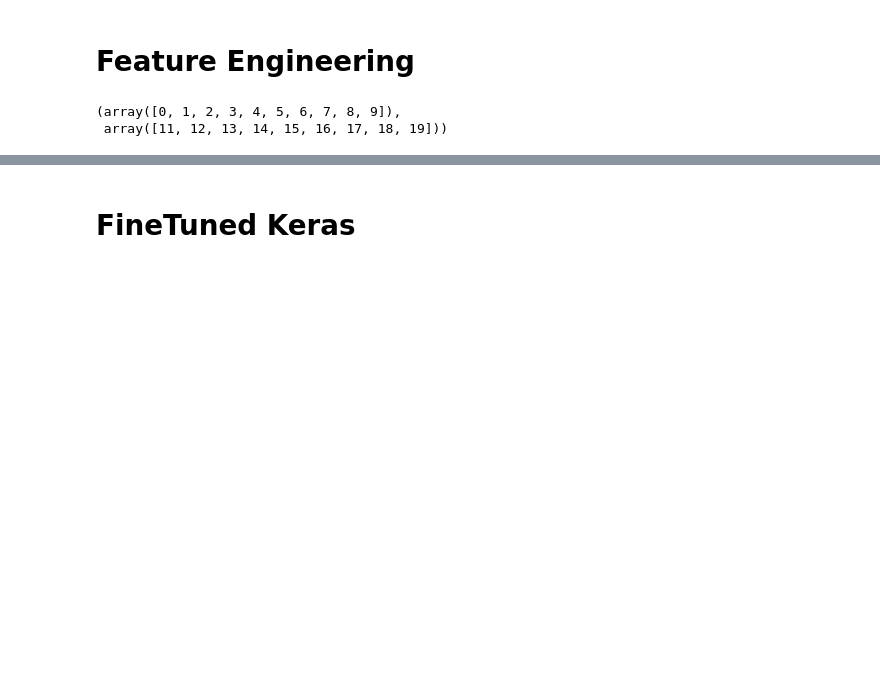
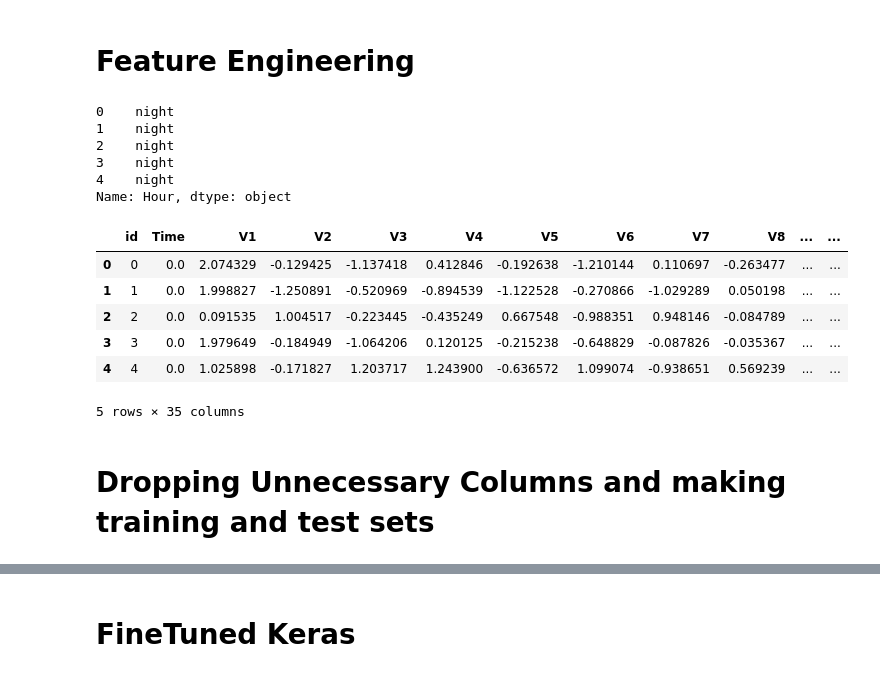
Before and after one commit to KhawajaAbaid/kaggle-playground, a Jupyter notebook: ps3e4-keras-ftw.ipynb, the cells around one changed output, grey strips where cells are left out. Saved outputs shown, nothing was run; the diff lists cells and outputs as text; code cells hidden in the pictures; blank space fills up the shorter version.

```diff
--- a/ps3e4-keras-ftw.ipynb
+++ b/ps3e4-keras-ftw.ipynb
@@ -55,7 +60,42 @@ Original dataset has 284807 rows with 0.17% fraud rows.
 # %% [markdown]
 # Feature Engineering
 # %%
-train["Hour"] = ((train.Time // 3600) % 24).astype("category")
-test["Hour"] = ((test.Time // 3600) % 24).astype("category")
-original["Hour"] = ((original.Time // 3600) % 24).astype("category")
+train["Hour"] = ((train.Time // 3600) % 24).astype("int")
+test["Hour"] = ((test.Time // 3600) % 24).astype("int")
+# original["Hour"] = ((original.Time // 3600) % 24).astype("category")
+# %%
+def time_of_day(hour):
+    if hour >=0 and hour <= 6:
+        return "night"
+    elif hour <= 12:
+        return "morning"
+    elif hour <= 18:
+        return "afternoon"
+    else:
+        return "evening"
+# %%
+train.Hour.map(time_of_day).head()
+# %% [output]
+0    night
+1    night
+2    night
+3    night
+4    night
+Name: Hour, dtype: object
+# %%
+train["TimeOfDay"] = train.Hour.map(time_of_day)
+test["TimeOfDay"] = test.Hour.map(time_of_day)
+# %%
+train["Day"] = ((train['Time'] // (24 * 3600)) % 7).astype("category")
+test["Day"] = ((test["Time"] // (24 * 3600)) % 7).astype("category")
+# %%
+train.head()
+# %% [output]
+|  | id | Time | V1 | V2 | V3 | V4 | V5 | V6 | V7 | V8 | ... | ... |
+| 0 | 0 | 0.0 | 2.074329 | -0.129425 | -1.137418 | 0.412846 | -0.192638 | -1.210144 | 0.110697 | -0.263477 | ... | ... |
+| 1 | 1 | 0.0 | 1.998827 | -1.250891 | -0.520969 | -0.894539 | -1.122528 | -0.270866 | -1.029289 | 0.050198 | ... | ... |
+| 2 | 2 | 0.0 | 0.091535 | 1.004517 | -0.223445 | -0.435249 | 0.667548 | -0.988351 | 0.948146 | -0.084789 | ... | ... |
+| 3 | 3 | 0.0 | 1.979649 | -0.184949 | -1.064206 | 0.120125 | -0.215238 | -0.648829 | -0.087826 | -0.035367 | ... | ... |
+| 4 | 4 | 0.0 | 1.025898 | -0.171827 | 1.203717 | 1.243900 | -0.636572 | 1.099074 | -0.938651 | 0.569239 | ... | ... |
+5 rows × 35 columns
 # %%
@@ -65,3 +105,5 @@ original["is_night"] = test.Hour.map(lambda x: int(x <= 6))
+# %% [markdown]
+# Dropping Unnecessary Columns and making training and test sets
 # %%
 X = train.drop(columns=["id", "Class"])
 y = train.Class
@@ -70,7 +111,0 @@ X_test = test.drop(columns="id")
-# %%
-aaa = np.arange(10)
-ooo = np.arange(11, 20)
-aaa, ooo
-# %% [output]
-(array([0, 1, 2, 3, 4, 5, 6, 7, 8, 9]),
- array([11, 12, 13, 14, 15, 16, 17, 18, 19]))
```
Also changed, not shown: parts of 36 cells of this notebook.
